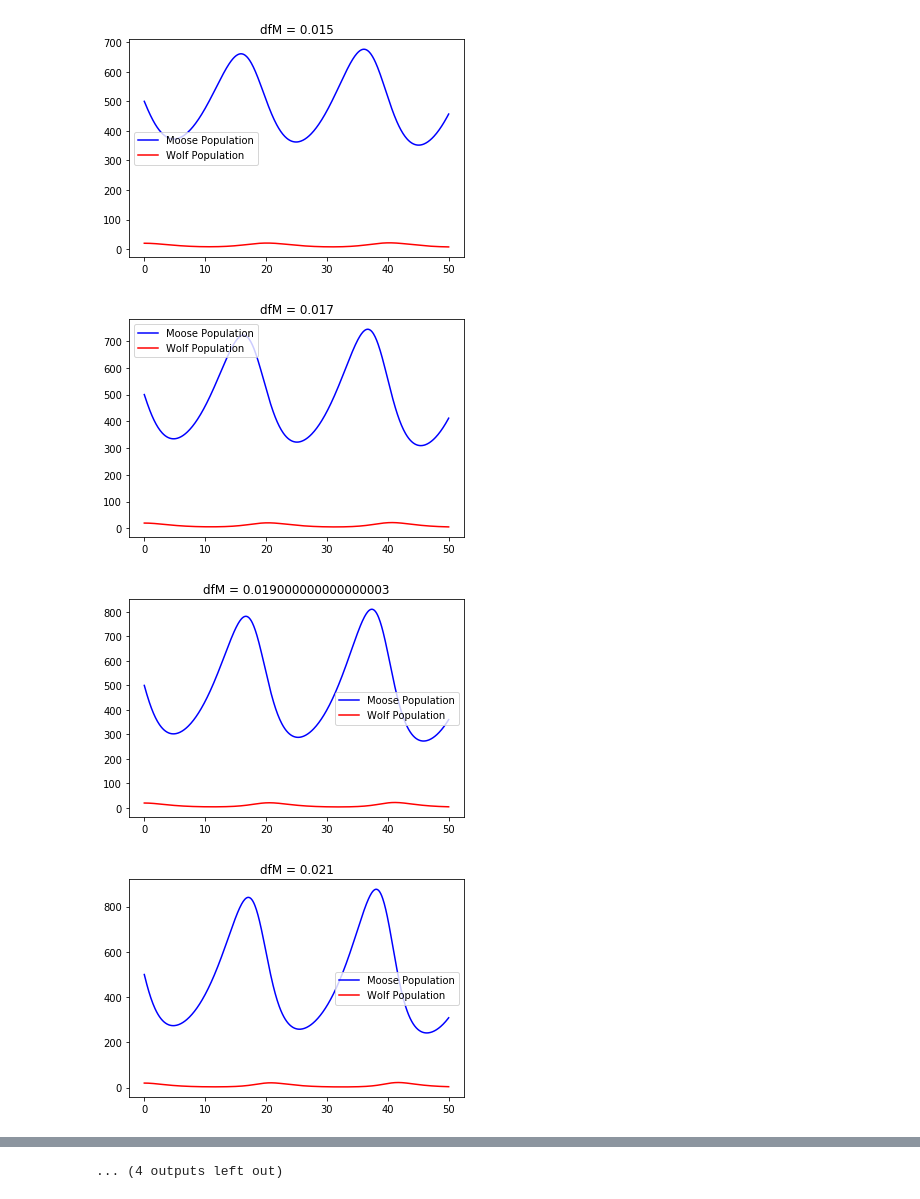
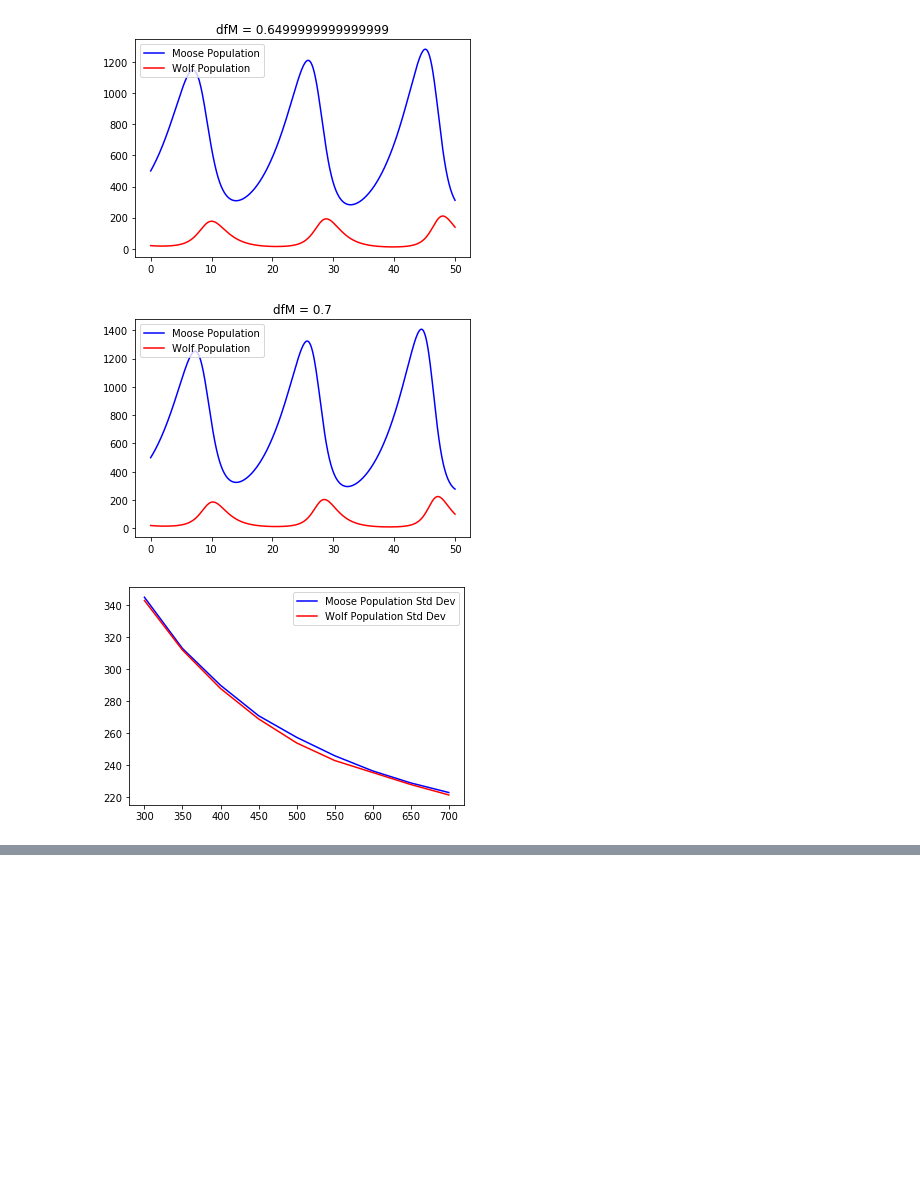
Before and after one commit to s-sajid-ali/pearc19_model, a Jupyter notebook: basic_notebooks/basic.ipynb, the cells around one changed output, grey strips where cells are left out. Saved outputs shown, nothing was run; the diff lists cells and outputs as text; code cells hidden in the pictures; blank space fills up the shorter version.

```diff
--- a/basic_notebooks/basic.ipynb
+++ b/basic_notebooks/basic.ipynb
@@ -4,21 +4,28 @@ import matplotlib.pyplot as plt
 from pearc19_model import pop_dyn
 from scipy.signal import find_peaks
 # %%
-dfM_vec = np.arange(0.001, 0.030, 0.002)
-M_amp = np.zeros(dfM_vec.size)
-W_amp = np.zeros(dfM_vec.size)
-brM = 0.2
+dfW_vec = np.arange(0.3, 0.71, 0.05)
+M_amp = np.zeros(dfW_vec.size)
+W_amp = np.zeros(dfW_vec.size)
+M_per = np.zeros(dfW_vec.size)
+W_per = np.zeros(dfW_vec.size)
+brW = 0.001
 
-for i, dfM_var in enumerate(dfM_vec):
-    t,M,W = pop_dyn(dfM = dfM_var)
+for i, dfW_var in enumerate(dfW_vec):
+    t,M,W = pop_dyn(dfW = dfW_var)
 
     M_peaks, _ = find_peaks(M)
     W_peaks, _ = find_peaks(W)
+
     M_amp[i] = np.amax(M) - np.amin(M)
     W_amp[i] = np.amax(W) - np.amin(W)
 
+    M_per[i] = np.mean(M_peaks[1:] - M_peaks[:-1])
+    W_per[i] = np.mean(W_peaks[1:] - W_peaks[:-1])
+
+
     plt.figure()
-    plt.title('dfM = '+ str(dfM_var))
+    plt.title('dfM = '+ str(dfW_var))
     # Plot the moose population
     plt.plot(t, M, color = "b", label = "Moose Population")
     plt.plot(t, W, color = "r", label = "Wolf Population")
@@ -27,8 +34,8 @@ for i, dfM_var in enumerate(dfM_vec):
     plt.show()
 
 plt.figure()
-plt.plot(dfM_vec/brM, M_amp, color = "b", label = "Moose Population Std Dev" )
-plt.plot(dfM_vec/brM, W_amp, color = "r", label = "Wolf Population Std Dev")
+plt.plot(dfW_vec/brW, M_per, color = "b", label = "Moose Population Std Dev" )
+plt.plot(dfW_vec/brW, W_per, color = "r", label = "Wolf Population Std Dev")
 plt.legend()
 plt.show()
 # %% [output]
@@ -42,4 +49,3 @@ plt.show()
-[figure, old version]
+[figure, new version]
-[figure, old version]
+[figure, new version]
-[figure, old version]
+[figure, new version]
-[figure, removed]
@@ -47 +51,0 @@ plt.show()
-... (4 outputs left out)
```
Also changed, not shown: parts of 1 cell of this notebook.
